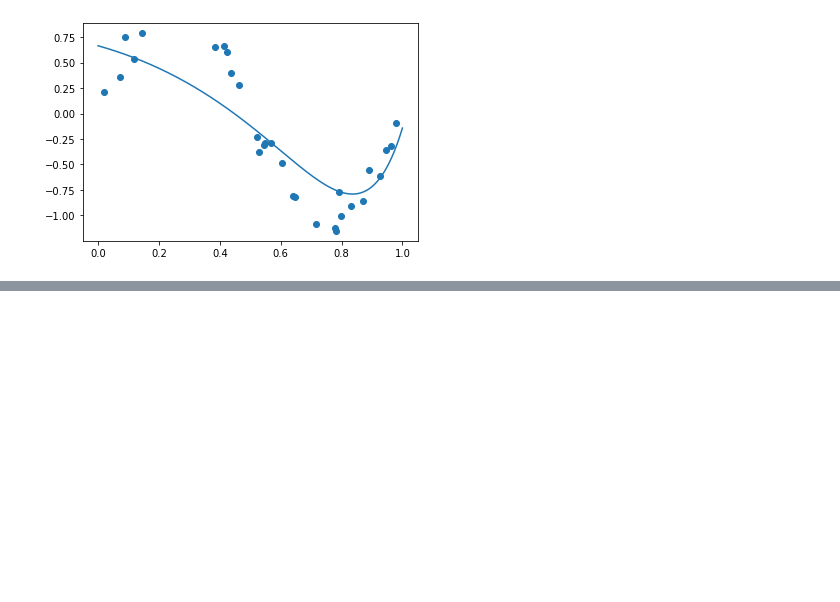
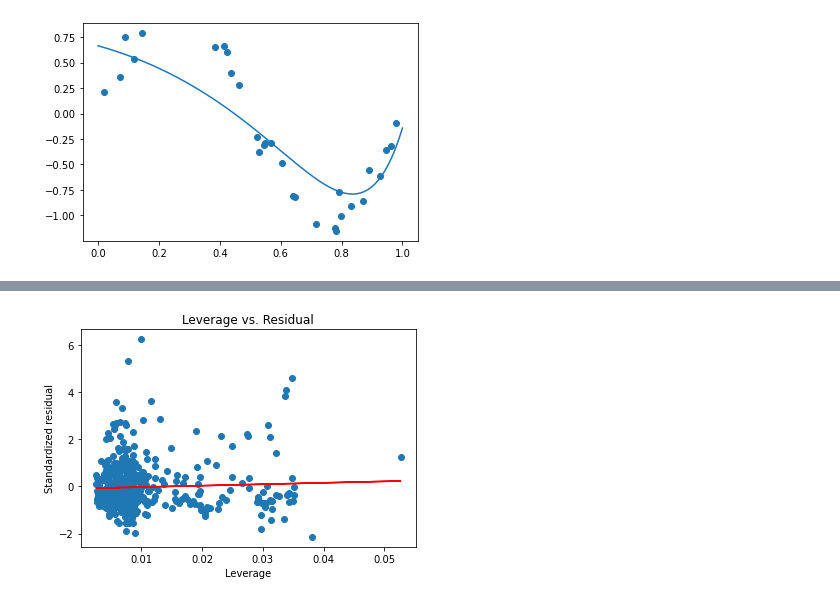
Before and after one commit to lucio-karin0506/SaltLux-Project, a Jupyter notebook: Machine Learning/Machine learning lecture/2장. 회귀분석 리뷰.ipynb, the cells around one changed output, grey strips where cells are left out. Cells and saved outputs as stored; diff of their text form; code cells hidden in the pictures; blank space fills up the shorter version.

Commit message:
update regression review

```diff
--- a/Machine Learning/Machine learning lecture/2장. 회귀분석 리뷰.ipynb
+++ b/Machine Learning/Machine learning lecture/2장. 회귀분석 리뷰.ipynb
@@ -331,0 +569,5 @@ plot_model(model)
+# %%
+# 이상치 탐색
+influence = model_boston2.get_influence()
+leverage = influence.hat_matrix_diag
+leverage
@@ -331,0 +592,3 @@ plot_model(model)
+# %%
+inf_df = influence.summary_frame()
+inf_df.head()
@@ -331,0 +638,16 @@ plot_model(model)
+# %%
+import numpy as np
+from sklearn.linear_model import LinearRegression
+
+plt.scatter(influence.hat_matrix_diag, inf_df.standard_resid)
+
+fit = np.polyfit(influence.hat_matrix_diag, inf_df.standard_resid, 1)
+fit_fn = np.poly1d(fit)
+plt.plot(influence.hat_matrix_diag, fit_fn(influence.hat_matrix_diag), 'r')
+
+plt.xlabel('Leverage')
+plt.ylabel('Standardized residual')
+plt.title('Leverage vs. Residual')
+plt.show()
+# %% [output]
+[figure, added]
```
Also changed, not shown: parts of 41 cells of this notebook.
